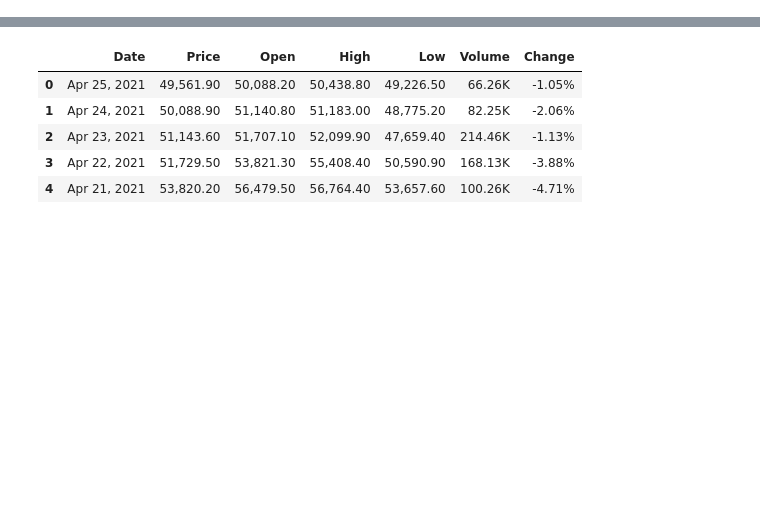
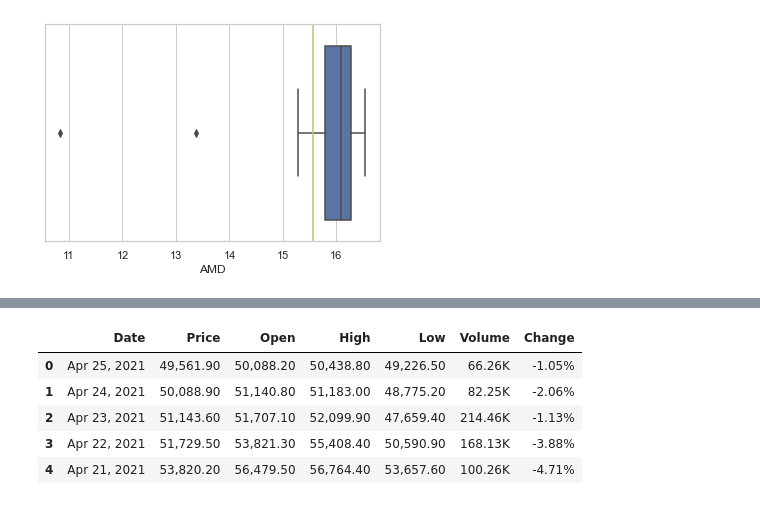
Before and after one commit to alozan/Analisis_de_datos, a Jupyter notebook: Bitcoin_Etherium.ipynb, the cells around one changed output, grey strips where cells are left out. Saved outputs shown, nothing was run; the diff lists cells and outputs as text; code cells hidden in the pictures; blank space fills up the shorter version.

```diff
--- a/Bitcoin_Etherium.ipynb
+++ b/Bitcoin_Etherium.ipynb
@@ -19,0 +41,6 @@ geojson = '../Data/countriesgeo.json'
+# %%
+sns.set(style="whitegrid")
+sns.boxplot(x=gpu['AMD'])
+plt.axvline(gpu['AMD'].mean(), c='y');
+# %% [output]
+[figure, added]
```
Also changed, not shown: parts of 77 cells of this notebook.
